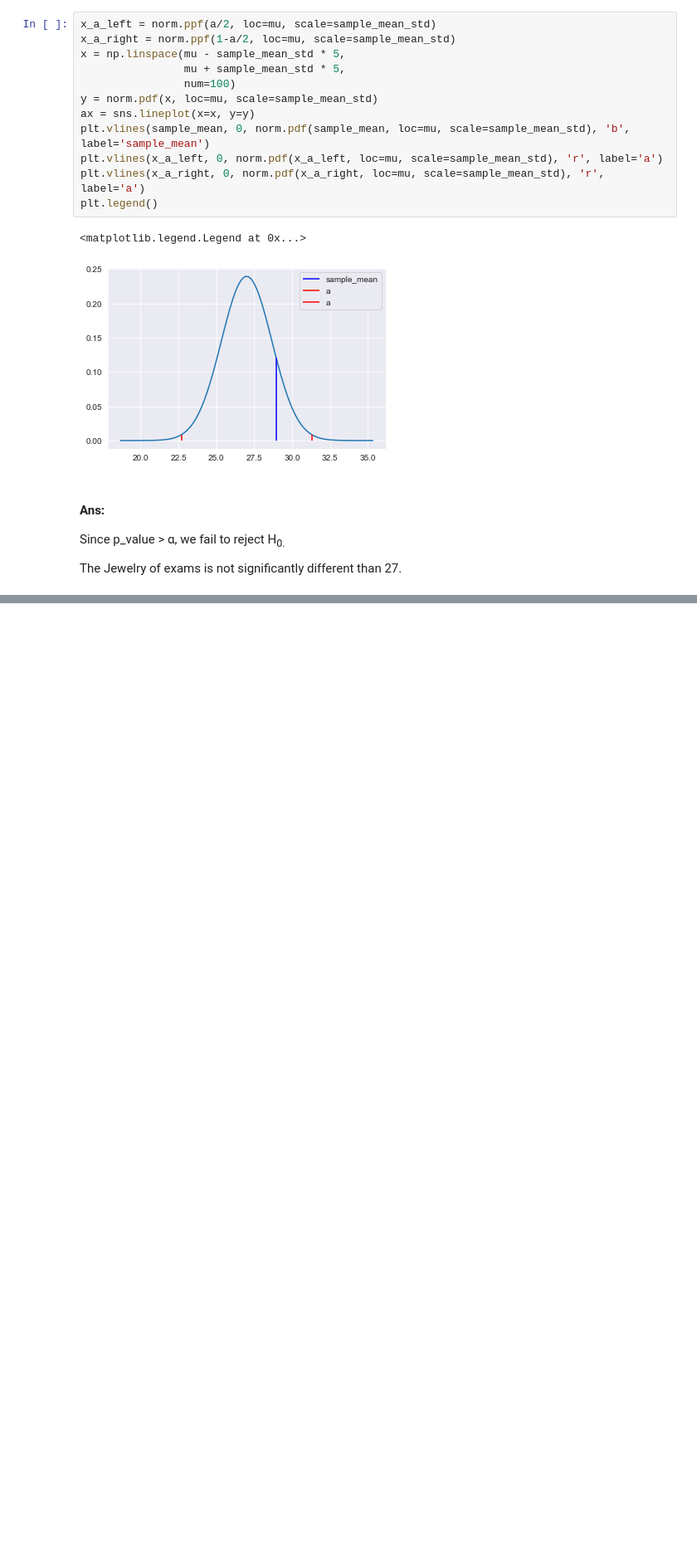
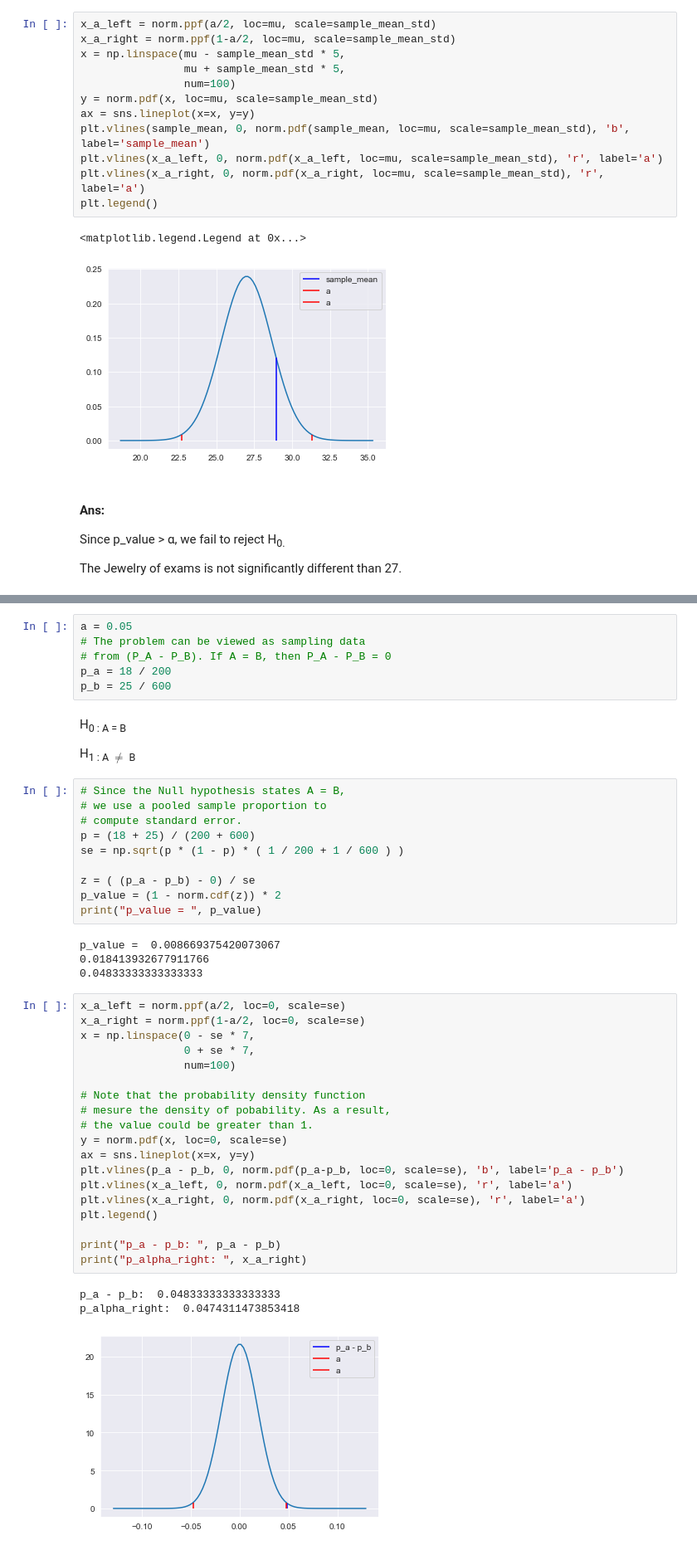
Before and after one commit to linhung0319/hypothesis_test, a Jupyter notebook: z_test/z_test.ipynb, the cells around one changed output, grey strips where cells are left out. Shown: that part at 83% size. Drawn from its saved outputs; the diff is of its cells as text; blank space fills up the shorter version.

```diff
--- a/z_test/z_test.ipynb
+++ b/z_test/z_test.ipynb
@@ -132,0 +135,47 @@ Is there enough evidence to support this claim at a 0.05 significance level if 4
+# %%
+a = 0.05
+# The problem can be viewed as sampling data
+# from (P_A - P_B). If A = B, then P_A - P_B = 0
+p_a = 18 / 200
+p_b = 25 / 600
+# %% [markdown]
+H<sub>0 : A = B
+
+H<sub>1 : A $\neq$ B
+# %%
+# Since the Null hypothesis states A = B,
+# we use a pooled sample proportion to
+# compute standard error.
+p = (18 + 25) / (200 + 600)
+se = np.sqrt(p * (1 - p) * ( 1 / 200 + 1 / 600 ) )
+
+z = ( (p_a - p_b) - 0) / se
+p_value = (1 - norm.cdf(z)) * 2
+print("p_value = ", p_value)
+# %% [output]
+p_value =  0.008669375420073067
+0.018413932677911766
+0.04833333333333333
+# %%
+x_a_left = norm.ppf(a/2, loc=0, scale=se)
+x_a_right = norm.ppf(1-a/2, loc=0, scale=se)
+x = np.linspace(0 - se * 7,
+                0 + se * 7,
+                num=100)
+
+# Note that the probability density function
+# mesure the density of pobability. As a result,
+# the value could be greater than 1.
+y = norm.pdf(x, loc=0, scale=se)
+ax = sns.lineplot(x=x, y=y)
+plt.vlines(p_a - p_b, 0, norm.pdf(p_a-p_b, loc=0, scale=se), 'b', label='p_a - p_b')
+plt.vlines(x_a_left, 0, norm.pdf(x_a_left, loc=0, scale=se), 'r', label='a')
+plt.vlines(x_a_right, 0, norm.pdf(x_a_right, loc=0, scale=se), 'r', label='a')
+plt.legend()
+
+print("p_a - p_b: ", p_a - p_b)
+print("p_alpha_right: ", x_a_right)
+# %% [output]
+p_a - p_b:  0.04833333333333333
+p_alpha_right:  0.0474311473853418
+[figure, added]
```
Also changed, not shown: parts of 5 cells of this notebook.
